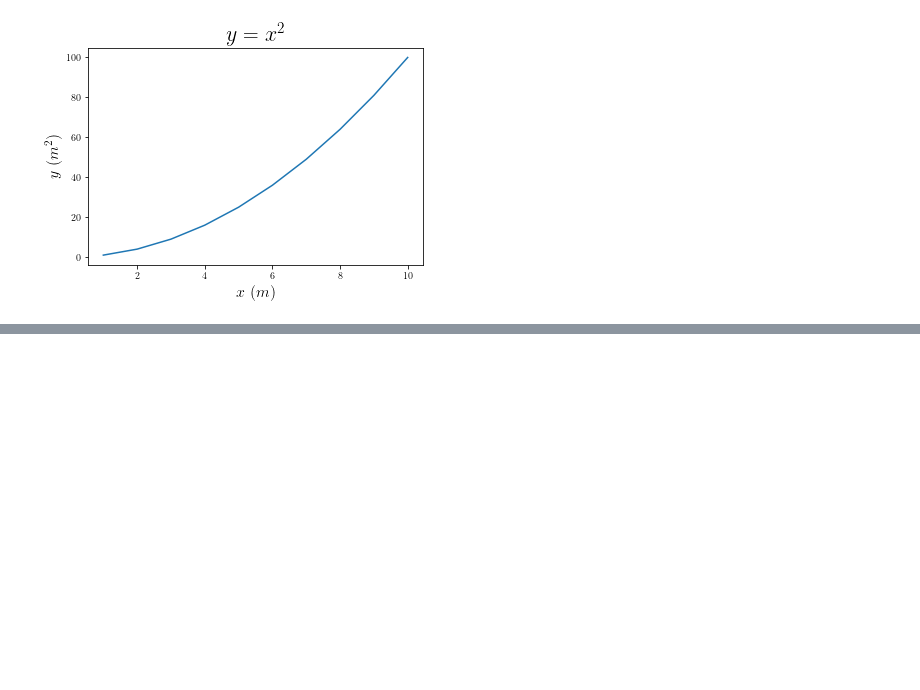
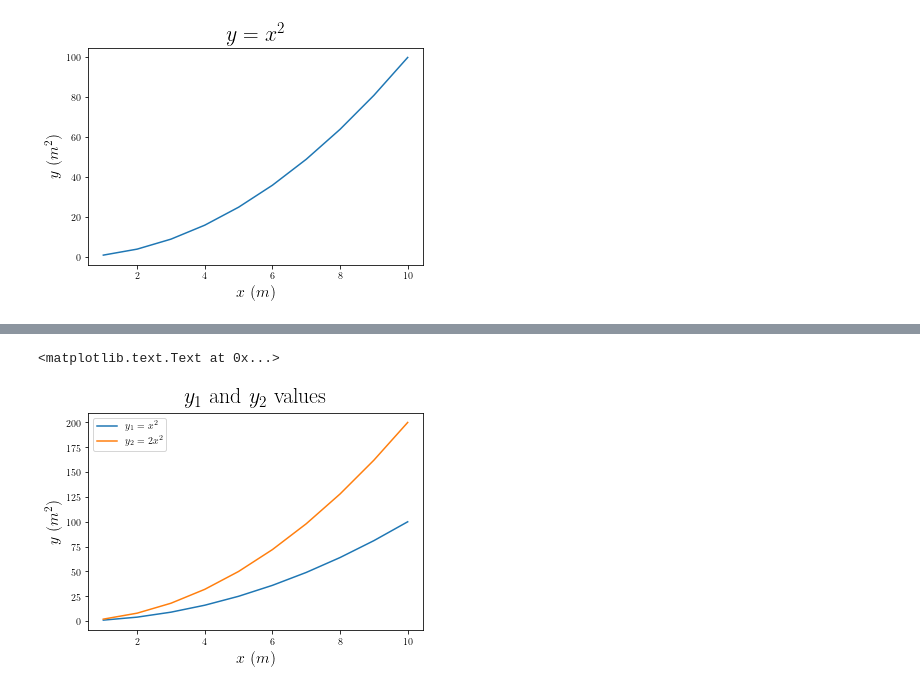
Before and after one commit to varosy/Lectures, a Jupyter notebook: Visualization and Analysis.ipynb, the cells around one changed output, grey strips where cells are left out. Cells and saved outputs as stored; diff of their text form; code cells hidden in the pictures; blank space fills up the shorter version.

```diff
--- a/Visualization and Analysis.ipynb
+++ b/Visualization and Analysis.ipynb
@@ -86,0 +89,3 @@ Let us now look at dealing with multiple data sets!
+# %%
+y1 = np.array(y)
+y2 = 2*np.array(y)
@@ -86,0 +96,10 @@ Let us now look at dealing with multiple data sets!
+# %%
+pt.plot(x, y1, label=r"$y_1 = x^2$")
+pt.plot(x, y2, label=r"$y_2 = 2x^2$")
+pt.legend()
+pt.xlabel(r"$x\ (m)$", fontsize=16)
+pt.ylabel(r"$y\ (m^2)$", fontsize=16)
+pt.title(r"$y_1\ \textrm{and}\ y_2\ \textrm{values}$", fontsize=22)
+# %% [output]
+<matplotlib.text.Text at 0x...>
+[figure, added]
```
Also changed, not shown: parts of 8 cells of this notebook.
